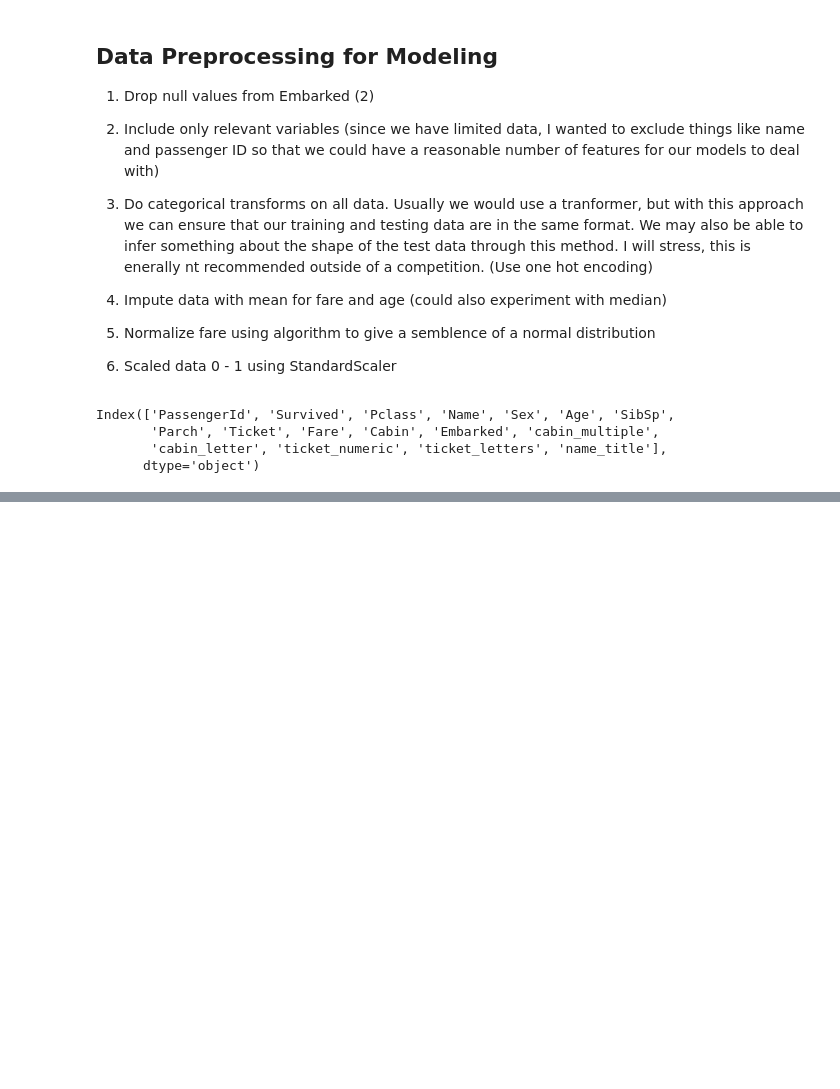
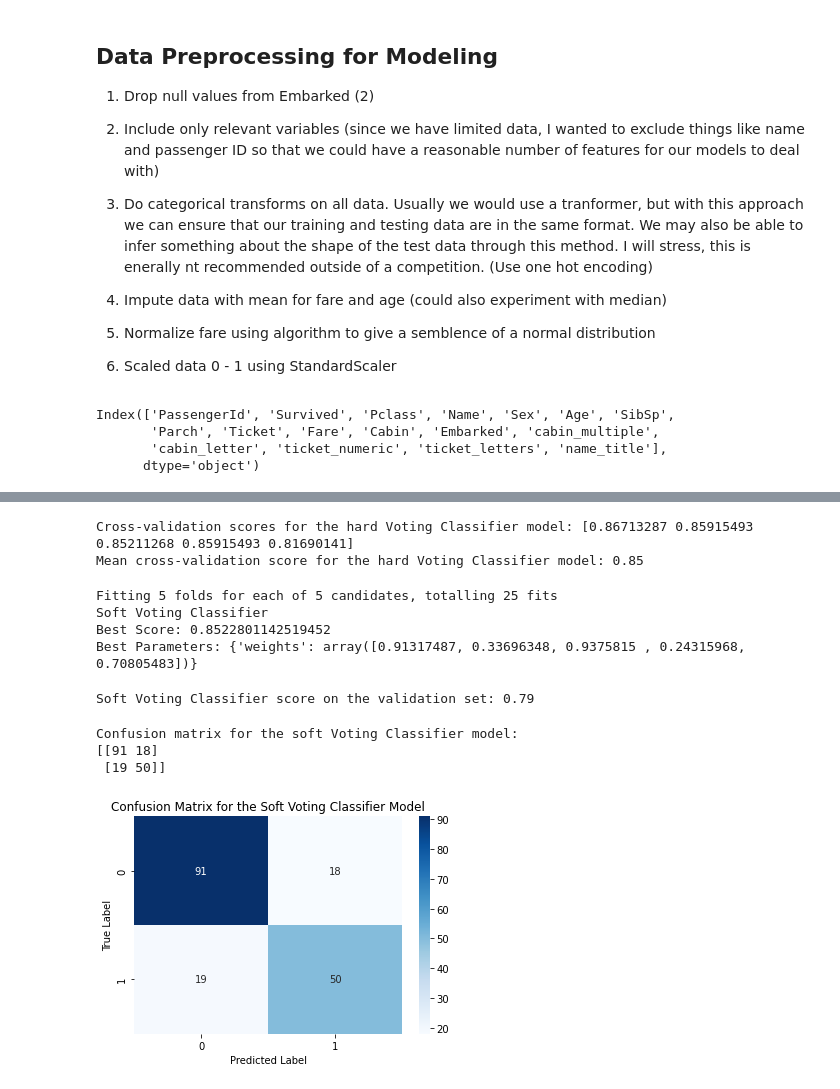
Before and after one commit to semacki2/20220809_titanitc_ken_jee_walkthrough, a Jupyter notebook: analysis.ipynb, the cells around one changed output, grey strips where cells are left out. Saved outputs shown, nothing was run; the diff lists cells and outputs as text; code cells hidden in the pictures; blank space fills up the shorter version.

Commit message:
Finished Model Training/Tuning

```diff
--- a/analysis.ipynb
+++ b/analysis.ipynb
@@ -382,0 +500,6 @@ one_hot_encoder = OneHotEncoder()
+# %%
+numeric_columns = [
+    'Age',
+    'Fare',
+    'fare_norm'
+]
@@ -382,0 +869,62 @@ one_hot_encoder = OneHotEncoder()
+# %%
+# cross validation scores for the hard voting ensemble
+cross_validation_scores = cross_val_score(hard_voting_ensemble, X_train_final, y_train, cv=5)
+
+print("Cross-validation scores for the hard Voting Classifier model: {}".format(cross_validation_scores))
+print("Mean cross-validation score for the hard Voting Classifier model: {:.2f}".format(cross_validation_scores.mean()))
+# %% [output]
+Cross-validation scores for the hard Voting Classifier model: [0.86713287 0.85915493 0.85211268 0.85915493 0.81690141]
+Mean cross-validation score for the hard Voting Classifier model: 0.85
+# %%
+# in a soft voting classifier you can weight some models more than others. I used a grid search to explore different weightings
+
+params = {
+    'weights': [
+        np.random.rand(5),
+        np.random.rand(5),
+        np.random.rand(5),
+        np.random.rand(5),
+        np.random.rand(5),
+    ]
+}
+
+vote_weight = GridSearchCV(soft_voting_ensemble, params, cv=5, verbose=True, n_jobs=-1)
+best_clf_weight = vote_weight.fit(X_train_final, y_train)
+clf_performance(best_clf_weight, 'Soft Voting Classifier')
+# %% [output]
+Fitting 5 folds for each of 5 candidates, totalling 25 fits
+Soft Voting Classifier
+Best Score: 0.8522801142519452
+Best Parameters: {'weights': array([0.91317487, 0.33696348, 0.9375815 , 0.24315968, 0.70805483])}
+# %%
+# get a prediction for the test set from the soft voting ensemble with the best weightings
+soft_voting_predictions = best_clf_weight.predict(X_valid_final)
+# %%
+# score the soft voting ensemble on the validation set
+soft_voting_score = best_clf_weight.score(X_valid_final, y_valid)
+print("Soft Voting Classifier score on the validation set: {:.2f}".format(soft_voting_score))
+# %% [output]
+Soft Voting Classifier score on the validation set: 0.79
+# %%
+# create a confusion matrix for the soft voting ensemble
+from sklearn.metrics import confusion_matrix
+
+soft_voting_confusion_matrix = confusion_matrix(y_valid, soft_voting_predictions)
+print("Confusion matrix for the soft Voting Classifier model: \n{}".format(soft_voting_confusion_matrix))
+# %% [output]
+Confusion matrix for the soft Voting Classifier model:
+[[91 18]
+ [19 50]]
+# %%
+# visualize the confusion matrix for the soft voting ensemble
+import seaborn as sns
+import matplotlib.pyplot as plt
+
+# plot the confusion matrix
+sns.heatmap(soft_voting_confusion_matrix, annot=True, fmt='d', cmap='Blues')
+plt.title('Confusion Matrix for the Soft Voting Classifier Model')
+plt.ylabel('True Label')
+plt.xlabel('Predicted Label')
+plt.show()
+# %% [output]
+[figure, added]
```
Also changed, not shown: parts of 53 cells of this notebook.
